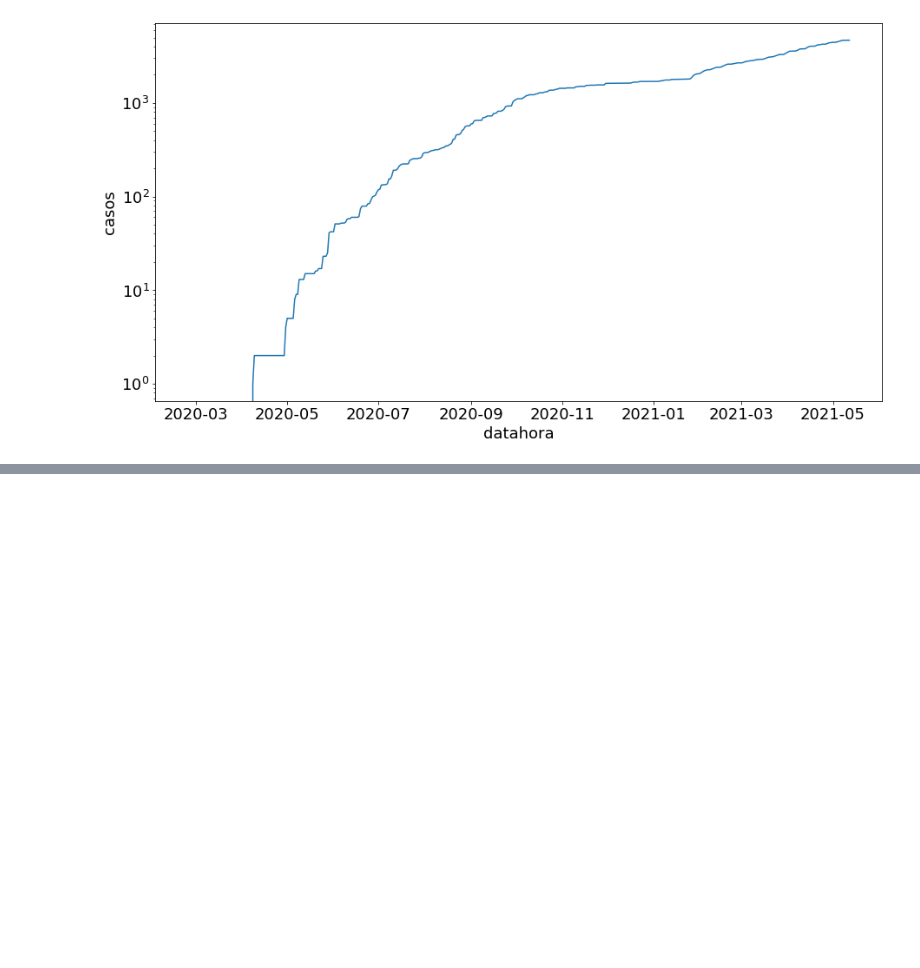
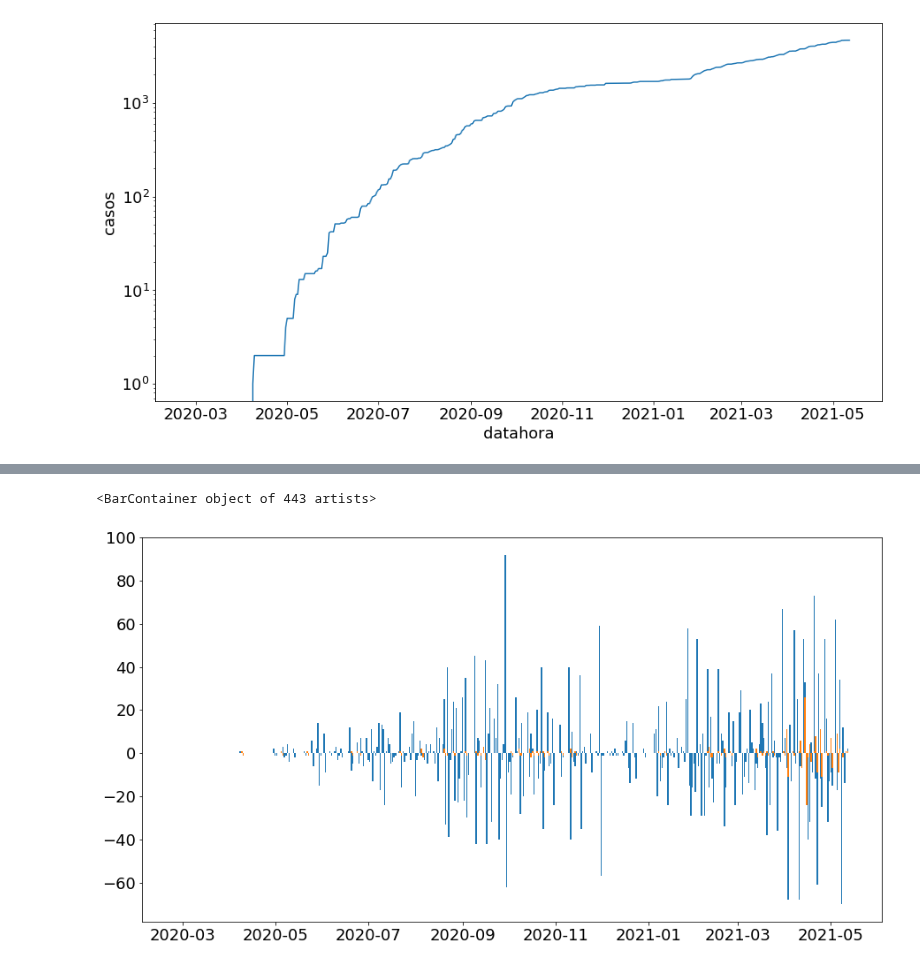
Before and after one commit to arturcgs/bootcamp-data-science-aplicada3, a Jupyter notebook: Aulas/Módulo_3.ipynb, the cells around one changed output, grey strips where cells are left out. Cells and saved outputs as stored; diff of their text form; code cells hidden in the pictures; blank space fills up the shorter version.

```diff
--- a/Aulas/Módulo_3.ipynb
+++ b/Aulas/Módulo_3.ipynb
@@ -57,0 +65,17 @@ mpl.pyplot.yscale('log')
+# %%
+#Ignorando warnings
+import warnings;
+warnings.simplefilter('ignore')
+
+#Fazendo a diferenciação dos dados de casos novos e óbitos novos
+
+dados_mococa['taxa_crescimento_casos_novos'] = dados_mococa["casos_novos"].diff()
+dados_mococa['taxa_crescimento_obitos_novos'] = dados_mococa["obitos_novos"].diff()
+# %%
+#Gráfico de taxa de crescimento dos casos e obitos novos de Mococa em barra
+
+plt.bar(dados_mococa["datahora"], dados_mococa['taxa_crescimento_casos_novos'])
+plt.bar(dados_mococa["datahora"], dados_mococa['taxa_crescimento_obitos_novos'])
+# %% [output]
+<BarContainer object of 443 artists>
+[figure, added]
```
Also changed, not shown: parts of 10 cells of this notebook.
